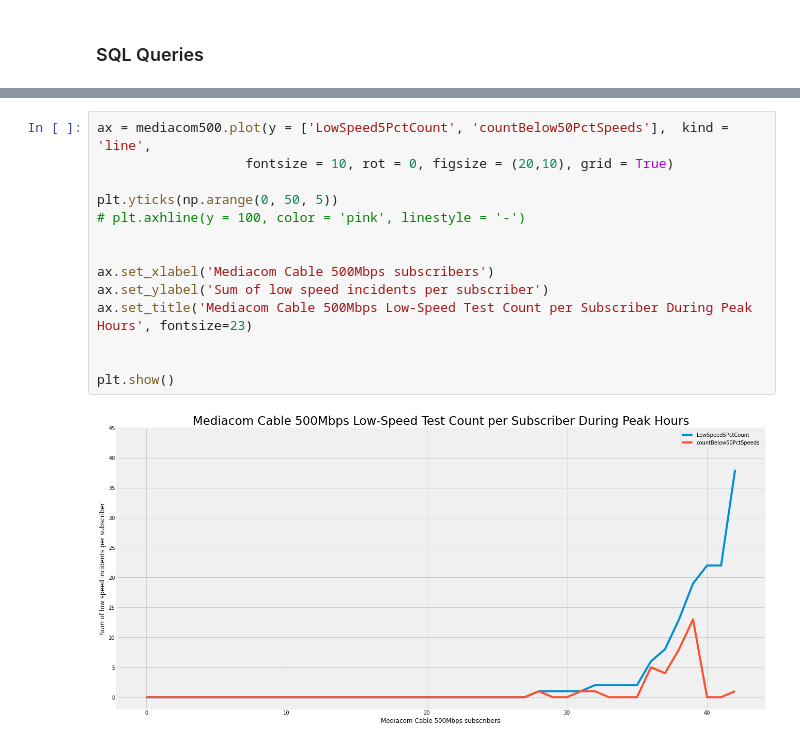
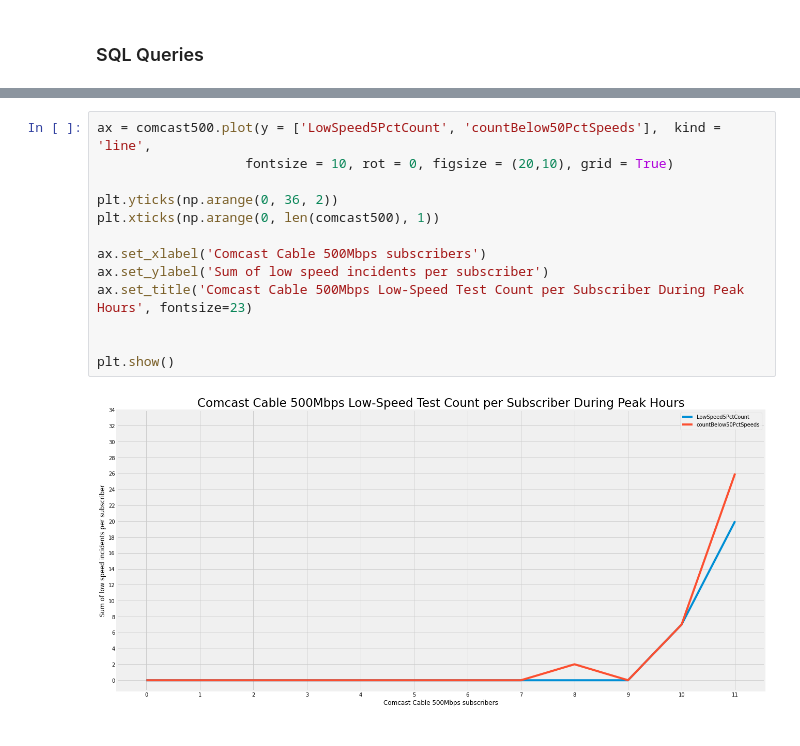
Before and after one commit to afreund415/MBA-broadband-research, a Jupyter notebook: Spatial & Temporal MBA Data Tests.ipynb, the cells around one changed output, grey strips where cells are left out. Drawn from its saved outputs; the diff is of its cells as text.

```diff
--- a/Spatial & Temporal MBA Data Tests.ipynb
+++ b/Spatial & Temporal MBA Data Tests.ipynb
@@ -177,16 +233,15 @@ plt.show()
 # %%
-ax = mediacom500.plot(y = ['LowSpeed5PctCount', 'countBelow50PctSpeeds'],  kind = 'line',
+ax = comcast500.plot(y = ['LowSpeed5PctCount', 'countBelow50PctSpeeds'],  kind = 'line',
                    fontsize = 10, rot = 0, figsize = (20,10), grid = True)
 
-plt.yticks(np.arange(0, 50, 5))
-# plt.axhline(y = 100, color = 'pink', linestyle = '-')
+plt.yticks(np.arange(0, 36, 2))
+plt.xticks(np.arange(0, len(comcast500), 1))
 
-
-ax.set_xlabel('Mediacom Cable 500Mbps subscribers')
+ax.set_xlabel('Comcast Cable 500Mbps subscribers')
 ax.set_ylabel('Sum of low speed incidents per subscriber')
-ax.set_title('Mediacom Cable 500Mbps Low-Speed Test Count per Subscriber During Peak Hours', fontsize=23)
+ax.set_title('Comcast Cable 500Mbps Low-Speed Test Count per Subscriber During Peak Hours', fontsize=23)
 
 
 plt.show()
 # %% [output]
-[figure, old version]
+[figure, new version]
```
Also changed, not shown: parts of 11 cells of this notebook.
